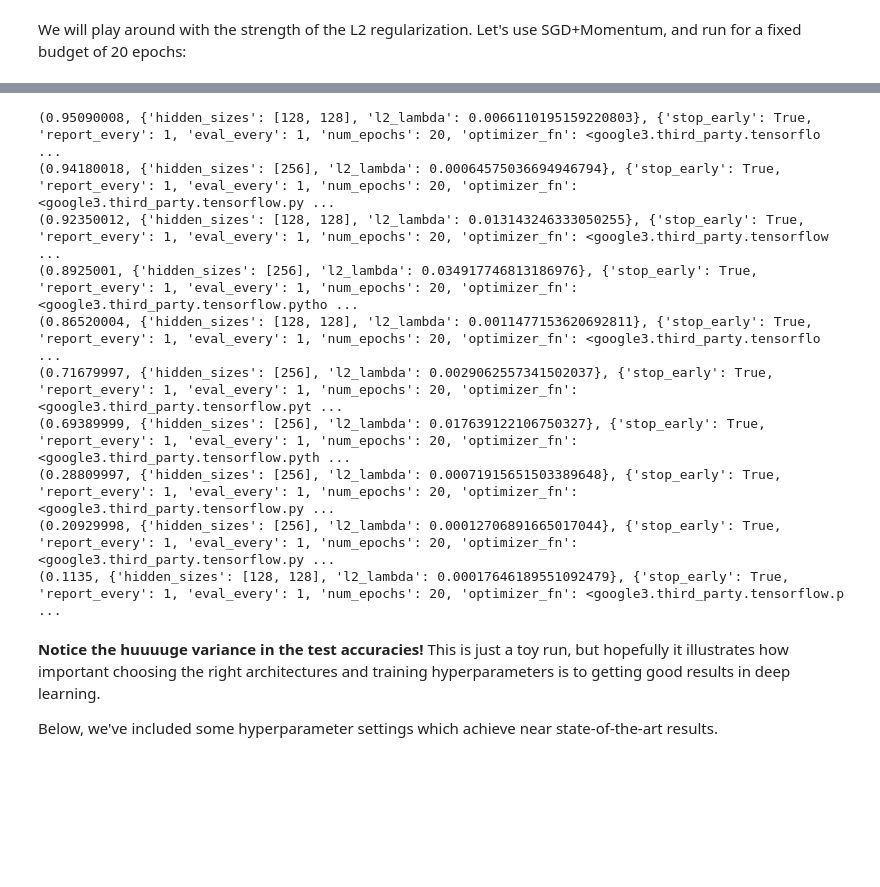
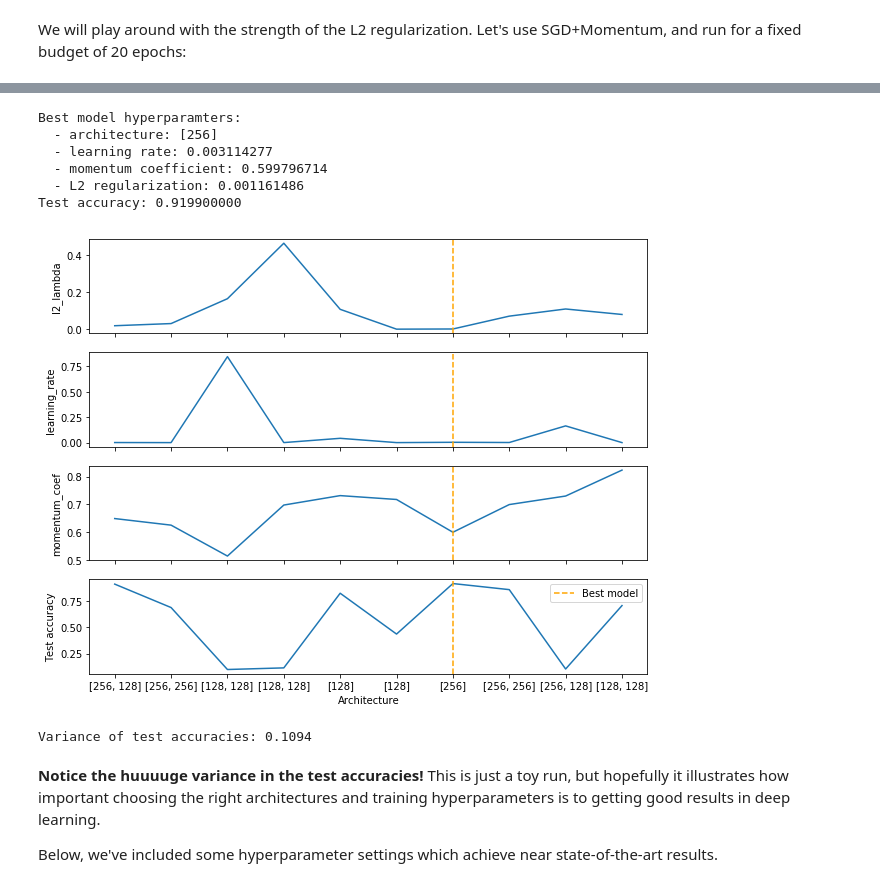
Before and after one commit to deep-learning-indaba/practicals2017, a Jupyter notebook: practical2.ipynb, the cells around one changed output, grey strips where cells are left out. Drawn from its saved outputs; the diff is of its cells as text; code cells hidden in the pictures; blank space fills up the shorter version.

Commit message:
Changed hyperparameter printing.

```diff
--- a/practical2.ipynb
+++ b/practical2.ipynb
@@ -1040,17 +1050,44 @@ Optimization Finished!
-# %%
-for r in results:
-  print r  # Tuples of (test_accuracy, model_hyperparameters, training_hyperparameters)
-# %% [output]
-(0.95090008, {'hidden_sizes': [128, 128], 'l2_lambda': 0.0066110195159220803}, {'stop_early': True, 'report_every': 1, 'eval_every': 1, 'num_epochs': 20, 'optimizer_fn': <google3.third_party.tensorflo ...
-(0.94180018, {'hidden_sizes': [256], 'l2_lambda': 0.00064575036694946794}, {'stop_early': True, 'report_every': 1, 'eval_every': 1, 'num_epochs': 20, 'optimizer_fn': <google3.third_party.tensorflow.py ...
-(0.92350012, {'hidden_sizes': [128, 128], 'l2_lambda': 0.013143246333050255}, {'stop_early': True, 'report_every': 1, 'eval_every': 1, 'num_epochs': 20, 'optimizer_fn': <google3.third_party.tensorflow ...
-(0.8925001, {'hidden_sizes': [256], 'l2_lambda': 0.034917746813186976}, {'stop_early': True, 'report_every': 1, 'eval_every': 1, 'num_epochs': 20, 'optimizer_fn': <google3.third_party.tensorflow.pytho ...
-(0.86520004, {'hidden_sizes': [128, 128], 'l2_lambda': 0.0011477153620692811}, {'stop_early': True, 'report_every': 1, 'eval_every': 1, 'num_epochs': 20, 'optimizer_fn': <google3.third_party.tensorflo ...
-(0.71679997, {'hidden_sizes': [256], 'l2_lambda': 0.0029062557341502037}, {'stop_early': True, 'report_every': 1, 'eval_every': 1, 'num_epochs': 20, 'optimizer_fn': <google3.third_party.tensorflow.pyt ...
-(0.69389999, {'hidden_sizes': [256], 'l2_lambda': 0.017639122106750327}, {'stop_early': True, 'report_every': 1, 'eval_every': 1, 'num_epochs': 20, 'optimizer_fn': <google3.third_party.tensorflow.pyth ...
-(0.28809997, {'hidden_sizes': [256], 'l2_lambda': 0.00071915651503389648}, {'stop_early': True, 'report_every': 1, 'eval_every': 1, 'num_epochs': 20, 'optimizer_fn': <google3.third_party.tensorflow.py ...
-(0.20929998, {'hidden_sizes': [256], 'l2_lambda': 0.00012706891665017044}, {'stop_early': True, 'report_every': 1, 'eval_every': 1, 'num_epochs': 20, 'optimizer_fn': <google3.third_party.tensorflow.py ...
-(0.1135, {'hidden_sizes': [128, 128], 'l2_lambda': 0.00017646189551092479}, {'stop_early': True, 'report_every': 1, 'eval_every': 1, 'num_epochs': 20, 'optimizer_fn': <google3.third_party.tensorflow.p ...
+# %%
+# find best model
+index_best = np.argmax(accuracy)
+
+# print best model parameters
+print "Best model hyperparamters:"
+print "  - architecture: {}".format(architecture[index_best])
+print "  - learning rate: %.9f" % hyperparameters['learning_rate'][index_best]
+print "  - momentum coefficient: %.9f" % hyperparameters['momentum_coef'][index_best]
+print "  - L2 regularization: %.9f" % hyperparameters['l2_lambda'][index_best]
+print "Test accuracy: %.9f" % accuracy[index_best]
+
+# plot accuracy for every architecture
+f, ax = plt.subplots(4, sharex=True)
+ax[3].set_xticks(np.arange(0, len(architecture), 1))
+ax[3].set_xticklabels(architecture)
+ax[3].set_xlabel('Architecture')
+ax[3].plot(accuracy)
+ax[3].axvline(x=index_best, ls='--', c='orange', label='Best model')
+ax[3].set_ylabel('Test accuracy')
+
+# plot hyperparameter values
+for i, (key, value) in enumerate(hyperparameters.iteritems(), 0):
+  ax[i].plot(value)
+  ax[i].axvline(x=index_best, ls='--', c='orange', label='Best model')
+  ax[i].set_ylabel(key)
+plt.legend()
+plt.show()
+
+
+# print variance of test accuracies
+print "Variance of test accuracies: %.4f" % np.var(accuracy)
+# %% [output]
+Best model hyperparamters:
+  - architecture: [256]
+  - learning rate: 0.003114277
+  - momentum coefficient: 0.599796714
+  - L2 regularization: 0.001161486
+Test accuracy: 0.919900000
+[figure, added]
+Variance of test accuracies: 0.1094
 # %% [markdown]
 **Notice the huuuuge variance in the test accuracies!** This is just a toy run, but hopefully it illustrates how important choosing the right architectures and training hyperparameters is to getting good results in deep learning.
 
```
Also changed, not shown: parts of 6 cells of this notebook.
